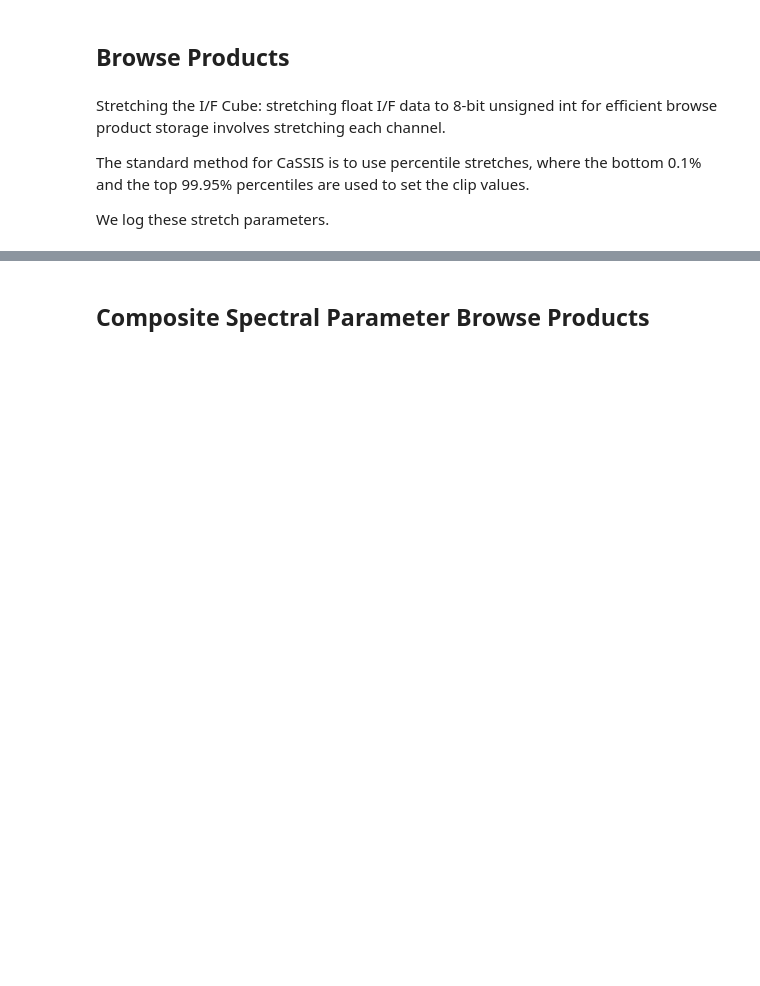
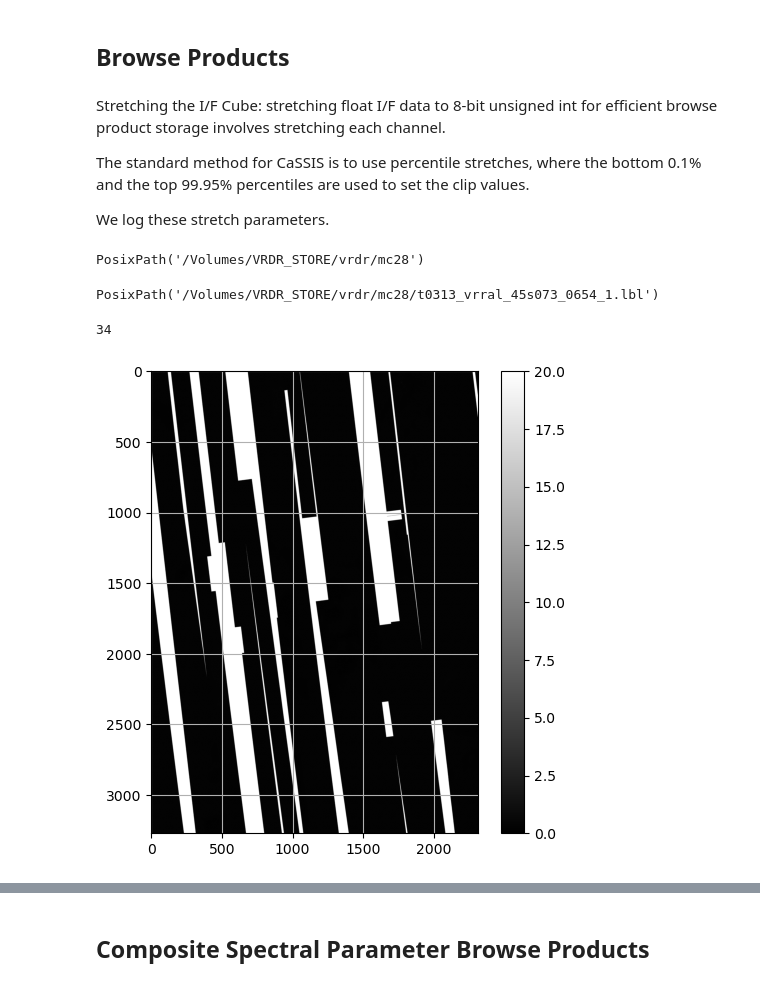
Before and after one commit to rbstabbins/vrdr_resampler, a Jupyter notebook: vrdr_resampler_cassis.ipynb, the cells around one changed output, grey strips where cells are left out. Saved outputs shown, nothing was run; the diff lists cells and outputs as text; code cells hidden in the pictures; blank space fills up the shorter version.

```diff
--- a/vrdr_resampler_cassis.ipynb
+++ b/vrdr_resampler_cassis.ipynb
@@ -42,4 +44,4 @@ output_path.mkdir(exist_ok=True)
 Finding the quadrant directories:
 # %%
 mc_paths = vrdr.get_quadrant_dirs(vrdr_path)
-mc_path = mc_paths[0]  # Example: process the first quadrant directory
+mc_path = mc_paths[-3]  # Example: process the first quadrant directory
@@ -47,7 +53,7 @@ mc_path = mc_paths[0]  # Example: process the first quadrant directory
 Finding the tile paths in the quadrant directory:
 # %%
 lbl_paths = vrdr.get_tile_lbls(mc_path)
-lbl_path = lbl_paths[0]  # Example: process the first label file
+lbl_path = lbl_paths[29]  # Example: process the first label file
 # %% [markdown]
 Preparing the output file directory:
 # %%
@@ -146,3 +179,22 @@ Stretching the I/F Cube: stretching float I/F data to 8-bit unsigned int for eff
 The standard method for CaSSIS is to use percentile stretches, where the bottom 0.1% and the top 99.95% percentiles are used to set the clip values.
 
 We log these stretch parameters.
+# %%
+mc_path
+# %% [output]
+PosixPath('/Volumes/VRDR_STORE/vrdr/mc28')
+# %%
+lbl_path
+# %% [output]
+PosixPath('/Volumes/VRDR_STORE/vrdr/mc28/t0313_vrral_45s073_0654_1.lbl')
+# %%
+i=34
+# %%
+fig, ax = plt.subplots(figsize=(6,6))
+print(i)
+pos=ax.imshow(cifcub[2,:,:], cmap='gray', vmin=0, vmax=20)
+fig.colorbar(pos, ax=ax)
+ax.grid()
+# %% [output]
+34
+[figure, added]
```
Also changed, not shown: parts of 17 cells of this notebook, 2 other files.
